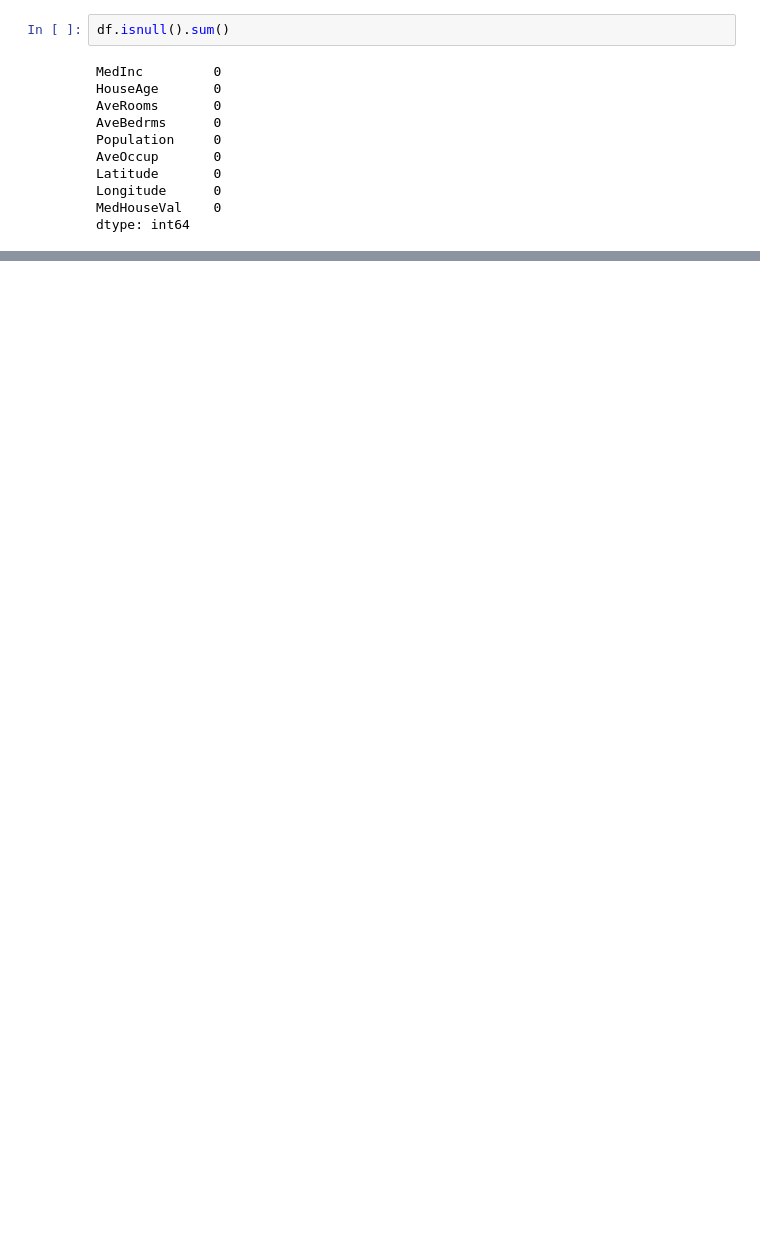
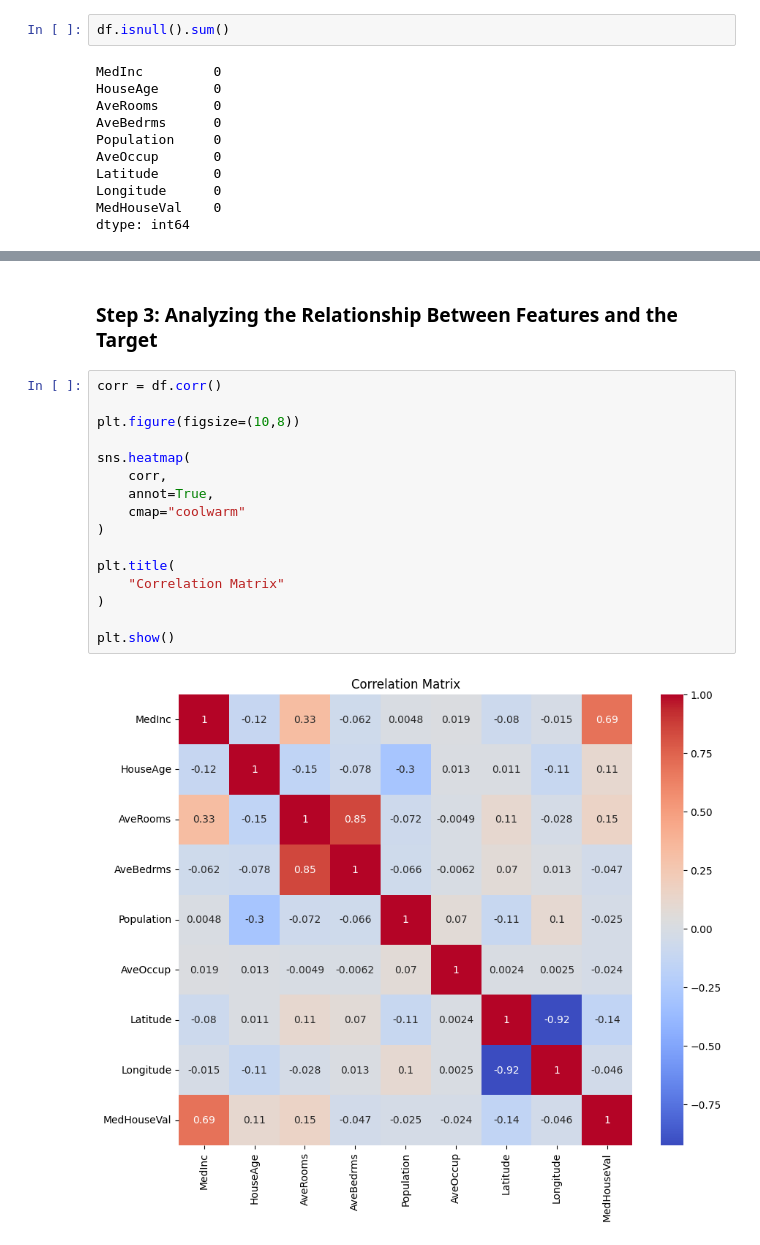
Before and after one commit to niusha-yaghini/Artificial_Intelligence_Course, a Jupyter notebook: 05-machine-learning/02-supervised-learning/01-regression/01_linear_regression.ipynb, the cells around one changed output, grey strips where cells are left out. Cells and saved outputs as stored; diff of their text form; blank space fills up the shorter version.

```diff
--- a/05-machine-learning/02-supervised-learning/01-regression/01_linear_regression.ipynb
+++ b/05-machine-learning/02-supervised-learning/01-regression/01_linear_regression.ipynb
@@ -134,0 +262,20 @@ X_train, X_test, y_train, y_test = train_test_split(
+# %% [markdown]
+<h3> Step 3: Analyzing the Relationship Between Features and the Target </h3>
+# %%
+corr = df.corr()
+
+plt.figure(figsize=(10,8))
+
+sns.heatmap(
+    corr,
+    annot=True,
+    cmap="coolwarm"
+)
+
+plt.title(
+    "Correlation Matrix"
+)
+
+plt.show()
+# %% [output]
+[figure, added]
```
Also changed, not shown: parts of 33 cells of this notebook, 1 other file.
